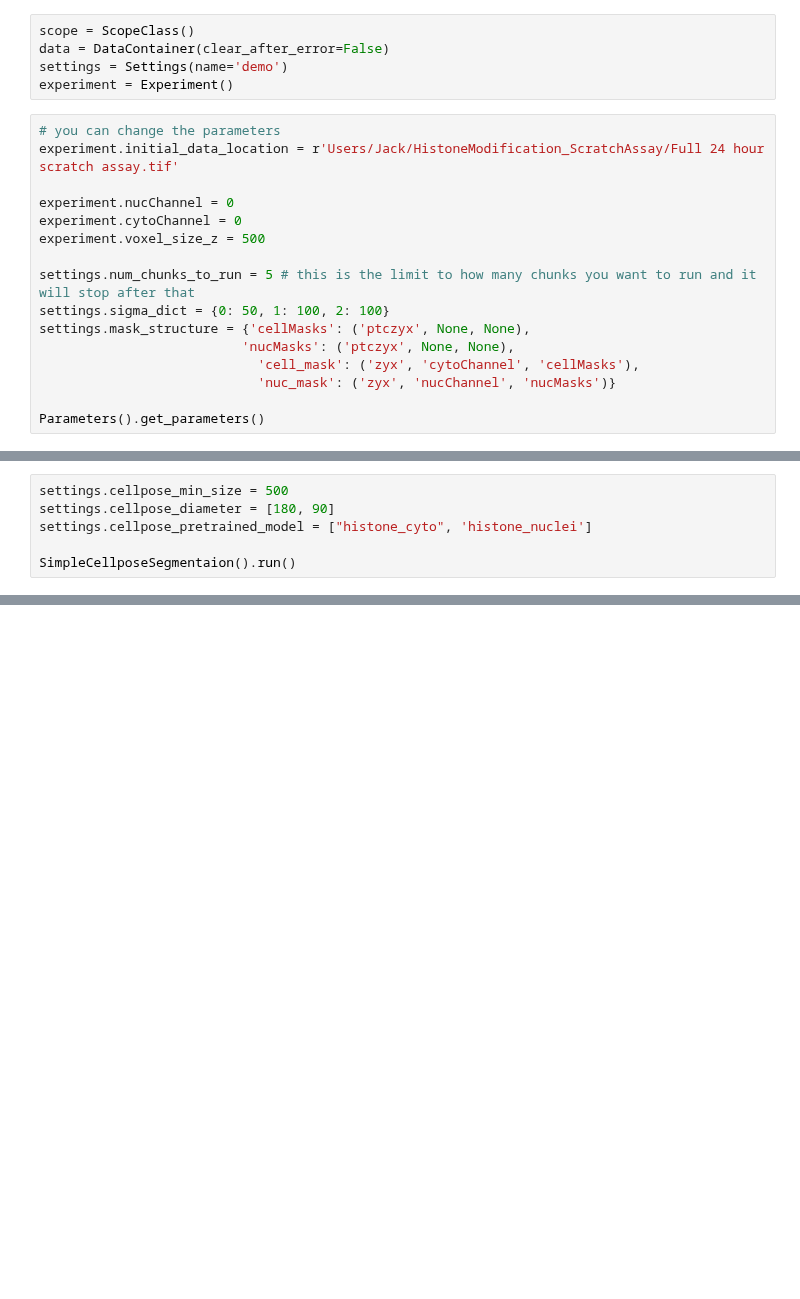
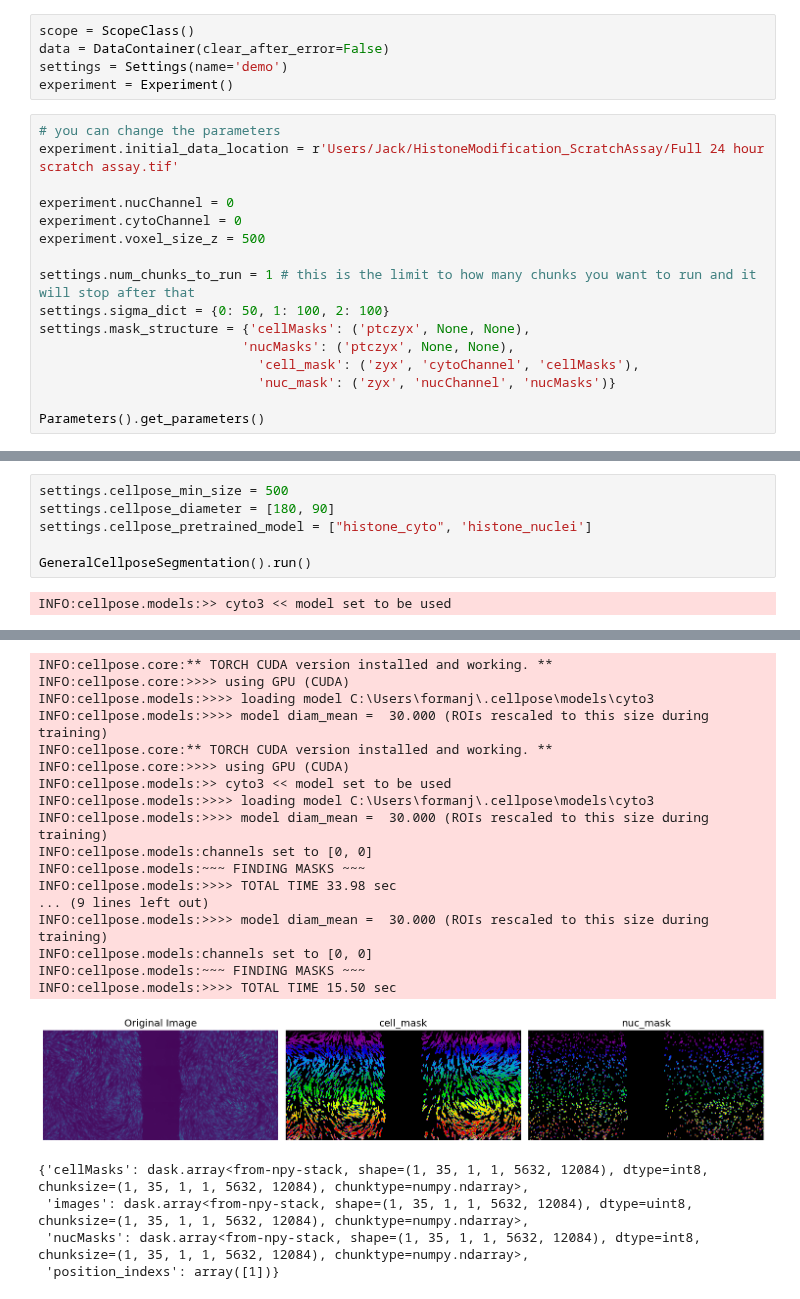
Before and after one commit to Formanj-0/AngelFISH, a Jupyter notebook: Publications/Scott_2025/Initial_Setup.ipynb, the cells around one changed output, grey strips where cells are left out. Saved outputs shown, nothing was run; the diff lists cells and outputs as text; blank space fills up the shorter version.

```diff
--- a/Publications/Scott_2025/Initial_Setup.ipynb
+++ b/Publications/Scott_2025/Initial_Setup.ipynb
@@ -70,7 +87,7 @@ experiment.nucChannel = 0
 experiment.cytoChannel = 0
 experiment.voxel_size_z = 500
 
-settings.num_chunks_to_run = 5 # this is the limit to how many chunks you want to run and it will stop after that
+settings.num_chunks_to_run = 1 # this is the limit to how many chunks you want to run and it will stop after that
 settings.sigma_dict = {0: 50, 1: 100, 2: 100}
 settings.mask_structure = {'cellMasks': ('ptczyx', None, None),
                           'nucMasks': ('ptczyx', None, None),
@@ -87,4 +146,6 @@ settings.cellpose_min_size = 500
 settings.cellpose_diameter = [180, 90]
 settings.cellpose_pretrained_model = ["histone_cyto", 'histone_nuclei']
 
-SimpleCellposeSegmentaion().run()
+GeneralCellposeSegmentation().run()
+# %% [output]
+INFO:cellpose.models:>> cyto3 << model set to be used
@@ -91,2 +159,24 @@ SimpleCellposeSegmentaion().run()
+INFO:cellpose.core:** TORCH CUDA version installed and working. **
+INFO:cellpose.core:>>>> using GPU (CUDA)
+INFO:cellpose.models:>>>> loading model C:\Users\formanj\.cellpose\models\cyto3
+INFO:cellpose.models:>>>> model diam_mean =  30.000 (ROIs rescaled to this size during training)
+INFO:cellpose.core:** TORCH CUDA version installed and working. **
+INFO:cellpose.core:>>>> using GPU (CUDA)
+INFO:cellpose.models:>> cyto3 << model set to be used
+INFO:cellpose.models:>>>> loading model C:\Users\formanj\.cellpose\models\cyto3
+INFO:cellpose.models:>>>> model diam_mean =  30.000 (ROIs rescaled to this size during training)
+INFO:cellpose.models:channels set to [0, 0]
+INFO:cellpose.models:~~~ FINDING MASKS ~~~
+INFO:cellpose.models:>>>> TOTAL TIME 33.98 sec
+... (9 lines left out)
+INFO:cellpose.models:>>>> model diam_mean =  30.000 (ROIs rescaled to this size during training)
+INFO:cellpose.models:channels set to [0, 0]
+INFO:cellpose.models:~~~ FINDING MASKS ~~~
+INFO:cellpose.models:>>>> TOTAL TIME 15.50 sec
+[figure, added]
+{'cellMasks': dask.array<from-npy-stack, shape=(1, 35, 1, 1, 5632, 12084), dtype=int8, chunksize=(1, 35, 1, 1, 5632, 12084), chunktype=numpy.ndarray>,
+ 'images': dask.array<from-npy-stack, shape=(1, 35, 1, 1, 5632, 12084), dtype=uint8, chunksize=(1, 35, 1, 1, 5632, 12084), chunktype=numpy.ndarray>,
+ 'nucMasks': dask.array<from-npy-stack, shape=(1, 35, 1, 1, 5632, 12084), dtype=int8, chunksize=(1, 35, 1, 1, 5632, 12084), chunktype=numpy.ndarray>,
+ 'position_indexs': array([1])}
 # %%
 CellProperties().run()
```
Also changed, not shown: parts of 8 cells of this notebook, 2 other files.
